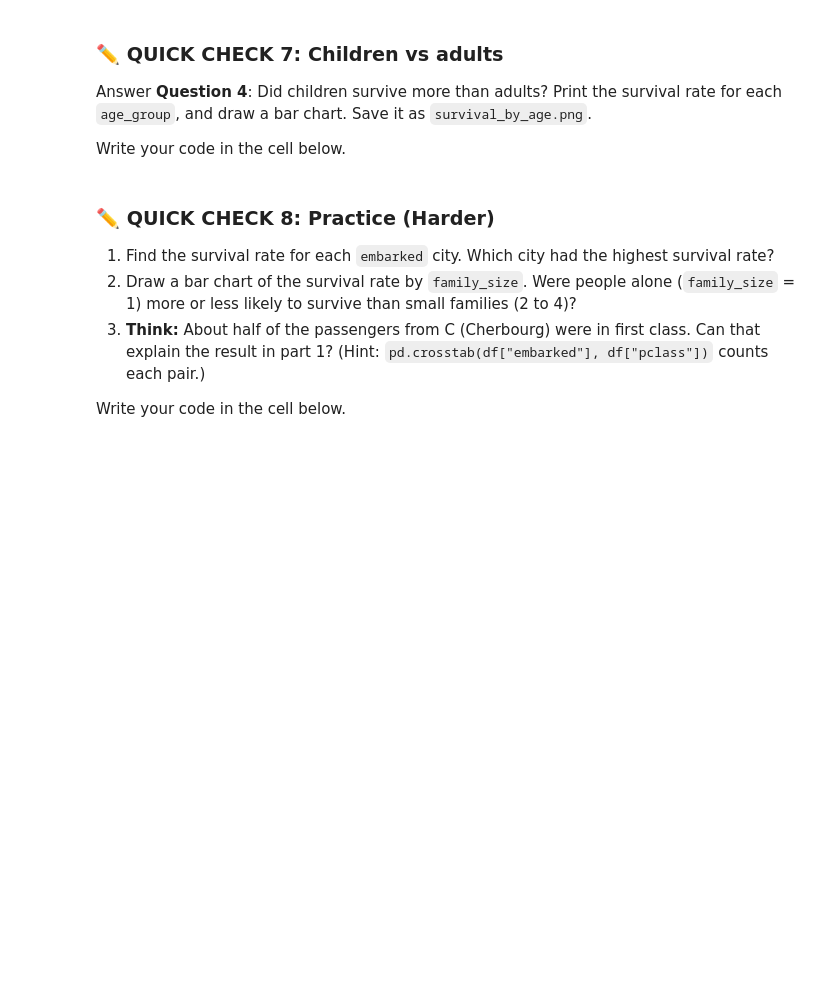
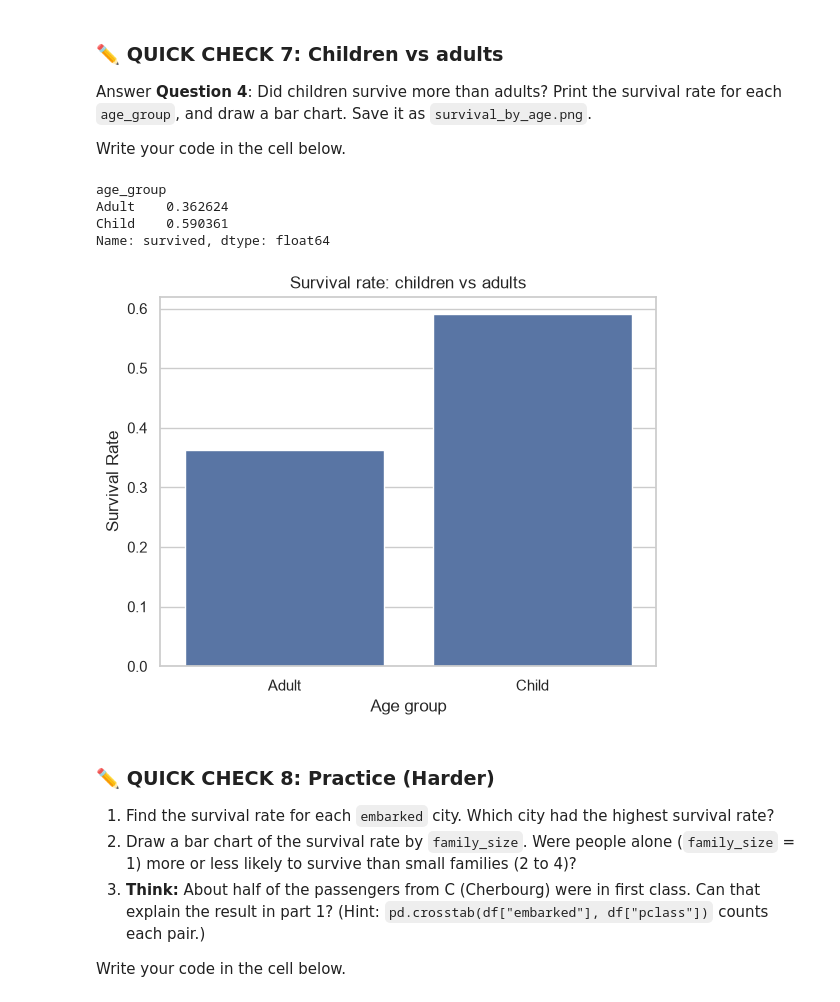
Before and after one commit to rohaanmangi/Python-for-AI, a Jupyter notebook: notebooks/Week 4/Day 17/Day_17_EDA_Project.ipynb, the cells around one changed output. Drawn from its saved outputs; the diff is of its cells as text; code cells hidden in the pictures; blank space fills up the shorter version.

```diff
--- a/notebooks/Week 4/Day 17/Day_17_EDA_Project.ipynb
+++ b/notebooks/Week 4/Day 17/Day_17_EDA_Project.ipynb
@@ -619,3 +635,19 @@ Write your code in the cell below.
+# %%
+# Write your code here
+print(df.groupby("age_group")["survived"].mean())
+
+sns.barplot(data=df, x="age_group", y="survived", errorbar=None)
+plt.title("Survival rate: children vs adults")
+plt.xlabel("Age group")
+plt.ylabel("Survival Rate")
+plt.savefig("survival_by_age.png", dpi=300, bbox_inches="tight")
+plt.show()
+# %% [output]
+age_group
+Adult    0.362624
+Child    0.590361
+Name: survived, dtype: float64
+[figure, added]
 # %% [markdown]
 ### ✏️ QUICK CHECK 8: Practice (Harder)
 
```
Also changed, not shown: parts of 8 cells of this notebook, 5 other files.
